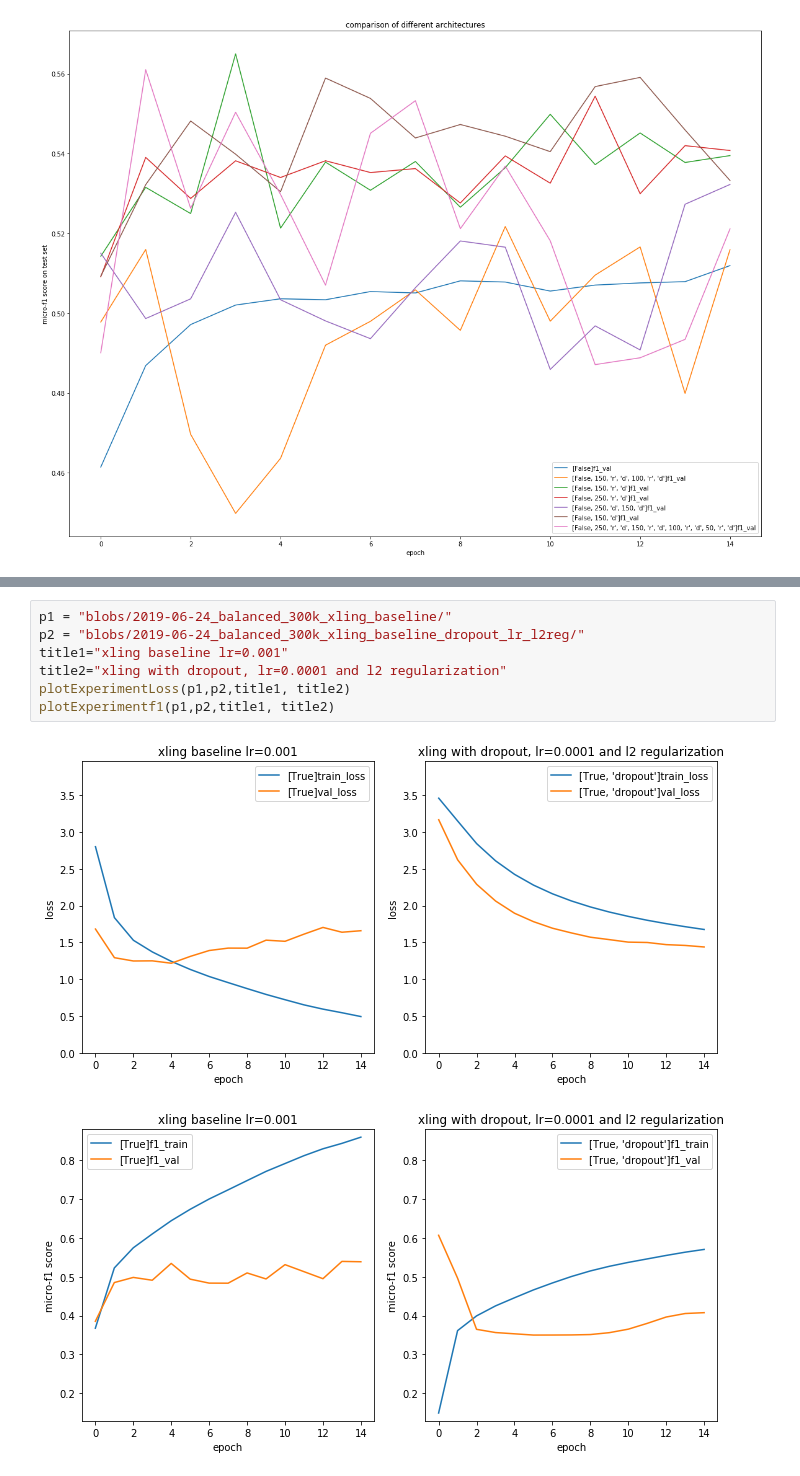
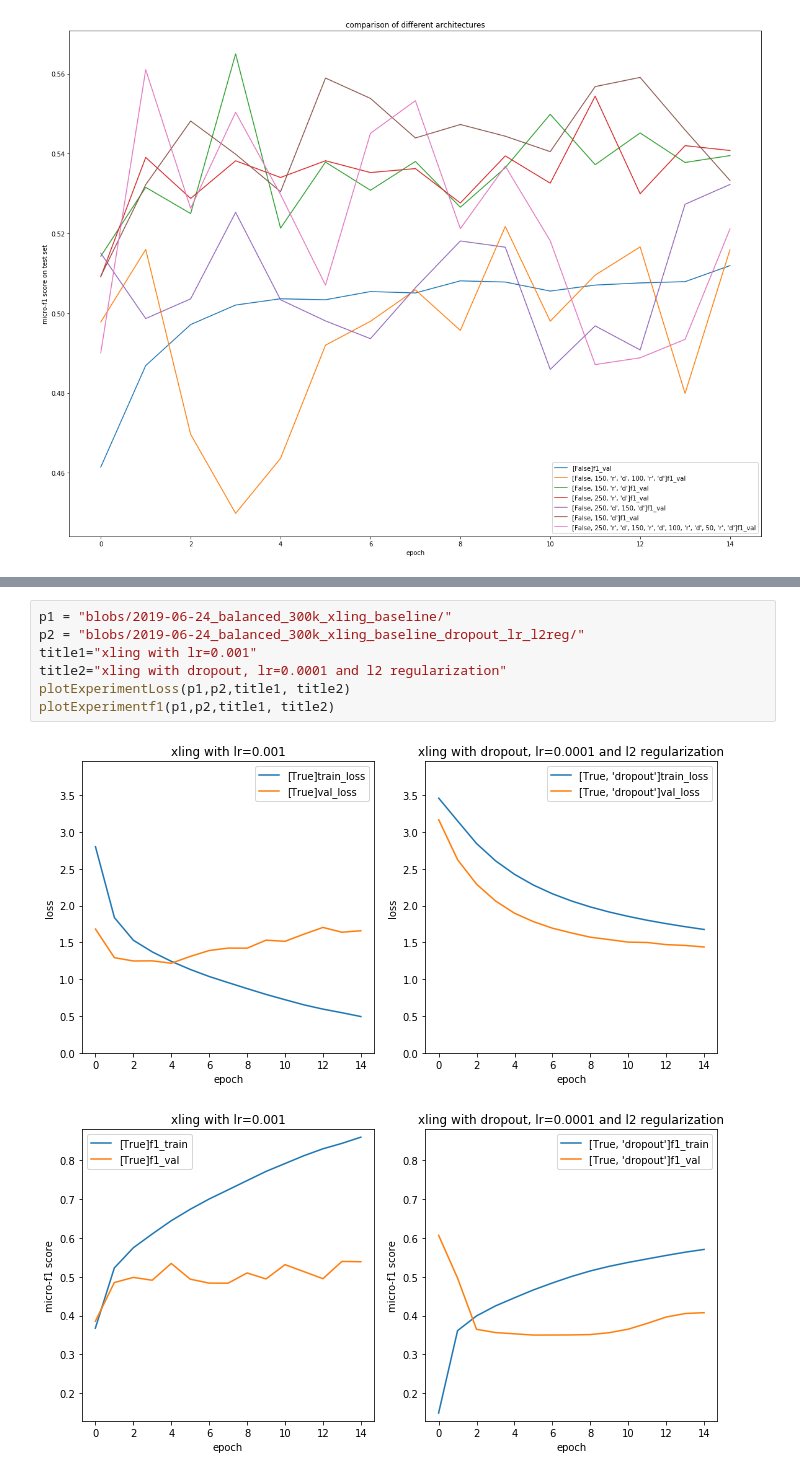
Before and after one commit to sorgmi/amazon_category_prediction, a Jupyter notebook: report.ipynb, the cells around one changed output, grey strips where cells are left out. Drawn from its saved outputs; the diff is of its cells as text.

```diff
--- a/report.ipynb
+++ b/report.ipynb
@@ -337,11 +367,11 @@ This is probably due to the fact that *training the XLING embeddings adds around
 # %%
 p1 = "blobs/2019-06-24_balanced_300k_xling_baseline/"
 p2 = "blobs/2019-06-24_balanced_300k_xling_baseline_dropout_lr_l2reg/"
-title1="xling baseline lr=0.001"
+title1="xling with lr=0.001"
 title2="xling with dropout, lr=0.0001 and l2 regularization"
 plotExperimentLoss(p1,p2,title1, title2)
 plotExperimentf1(p1,p2,title1, title2)
 # %% [output]
-[figure, old version]
+[figure, new version]
-[figure, old version]
+[figure, new version]
 # %% [markdown]
```
Also changed, not shown: parts of 46 cells of this notebook.
